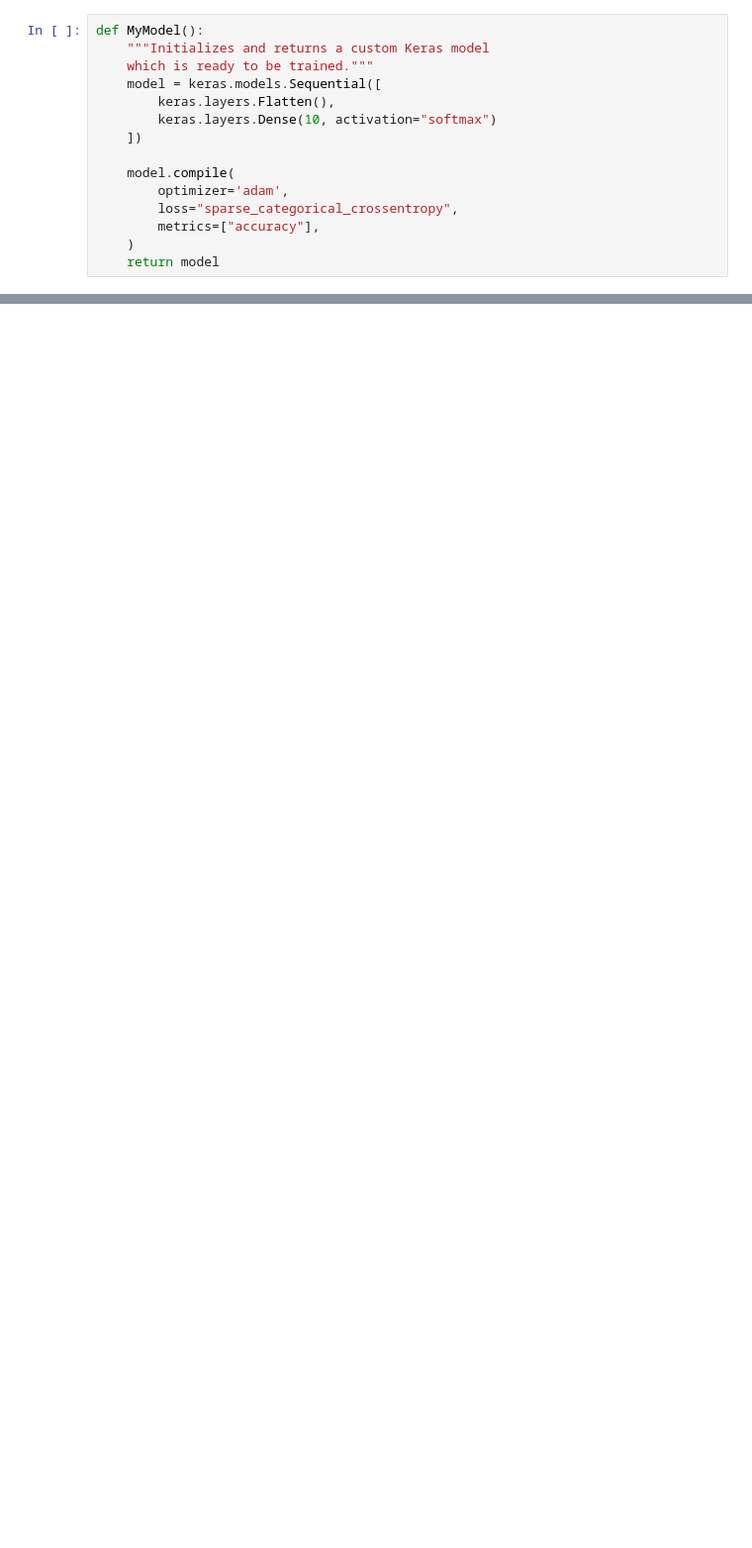
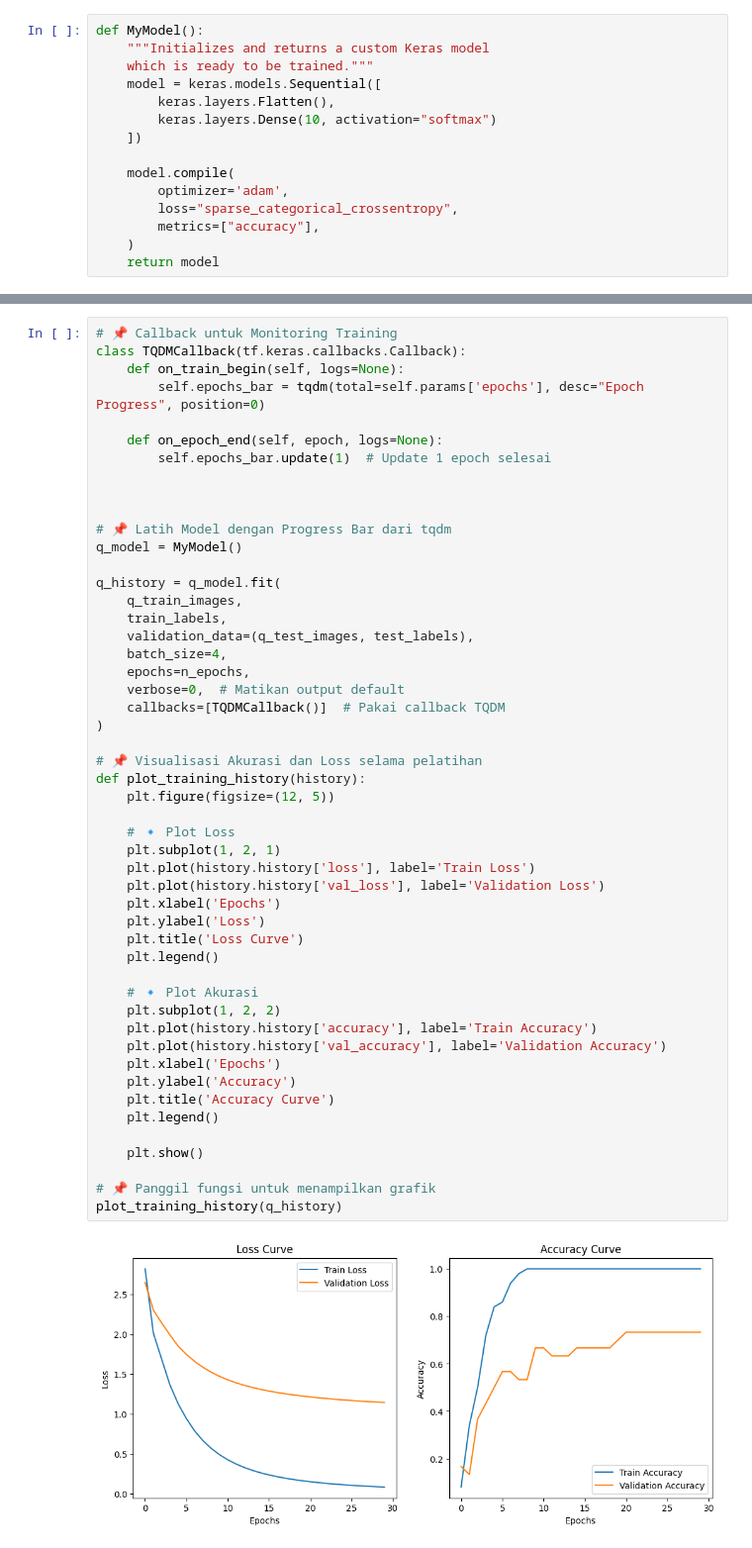
Before and after one commit to rexxar280903/Qml, a Jupyter notebook: PennyLane/QNN.ipynb, the cells around one changed output, grey strips where cells are left out. Shown: that part at 99% size. Drawn from its saved outputs; the diff is of its cells as text; blank space fills up the shorter version.

```diff
--- a/PennyLane/QNN.ipynb
+++ b/PennyLane/QNN.ipynb
@@ -194,0 +139,52 @@ Epoch 30/30
+# %%
+# 📌 Callback untuk Monitoring Training
+class TQDMCallback(tf.keras.callbacks.Callback):
+    def on_train_begin(self, logs=None):
+        self.epochs_bar = tqdm(total=self.params['epochs'], desc="Epoch Progress", position=0)
+
+    def on_epoch_end(self, epoch, logs=None):
+        self.epochs_bar.update(1)  # Update 1 epoch selesai
+
+
+
+# 📌 Latih Model dengan Progress Bar dari tqdm
+q_model = MyModel()
+
+q_history = q_model.fit(
+    q_train_images,
+    train_labels,
+    validation_data=(q_test_images, test_labels),
+    batch_size=4,
+    epochs=n_epochs,
+    verbose=0,  # Matikan output default
+    callbacks=[TQDMCallback()]  # Pakai callback TQDM
+)
+
+# 📌 Visualisasi Akurasi dan Loss selama pelatihan
+def plot_training_history(history):
+    plt.figure(figsize=(12, 5))
+
+    # 🔹 Plot Loss
+    plt.subplot(1, 2, 1)
+    plt.plot(history.history['loss'], label='Train Loss')
+    plt.plot(history.history['val_loss'], label='Validation Loss')
+    plt.xlabel('Epochs')
+    plt.ylabel('Loss')
+    plt.title('Loss Curve')
+    plt.legend()
+
+    # 🔹 Plot Akurasi
+    plt.subplot(1, 2, 2)
+    plt.plot(history.history['accuracy'], label='Train Accuracy')
+    plt.plot(history.history['val_accuracy'], label='Validation Accuracy')
+    plt.xlabel('Epochs')
+    plt.ylabel('Accuracy')
+    plt.title('Accuracy Curve')
+    plt.legend()
+
+    plt.show()
+
+# 📌 Panggil fungsi untuk menampilkan grafik
+plot_training_history(q_history)
+# %% [output]
+[figure, added]
```
Also changed, not shown: parts of 8 cells of this notebook.
